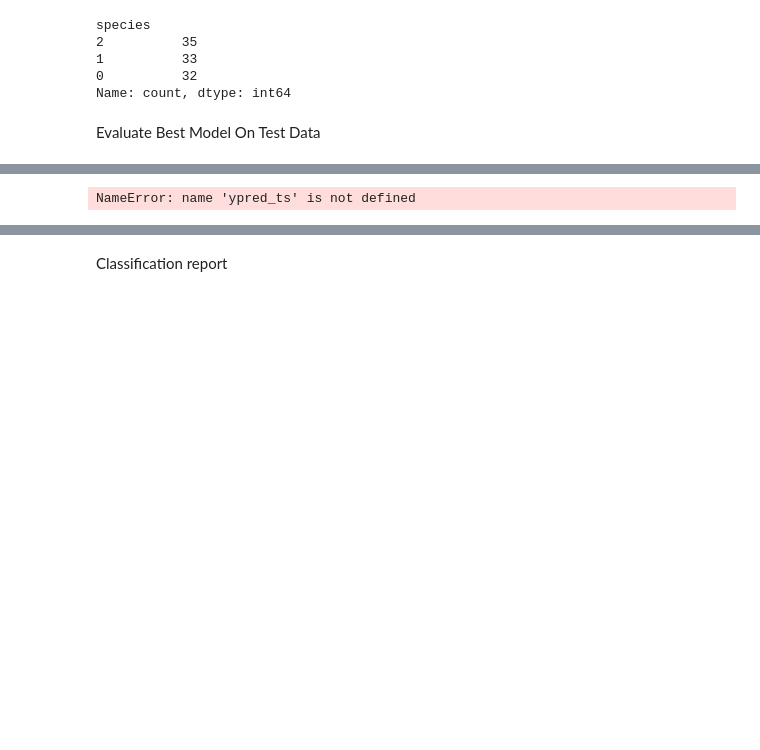
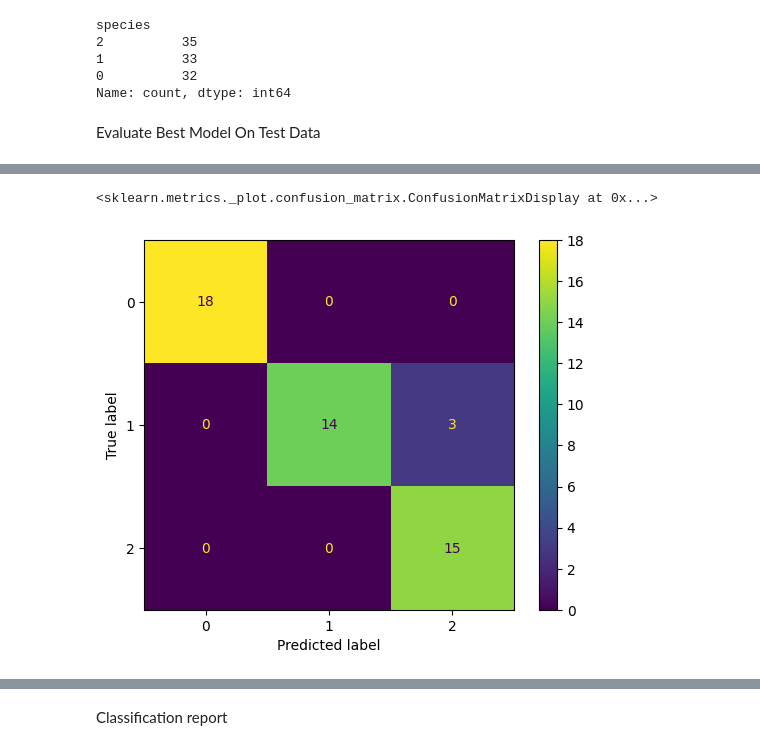
Before and after one commit to mohitess1/code-repository, a Jupyter notebook: Decision Tree Classification/Decisiontress.ipynb, the cells around one changed output, grey strips where cells are left out. Saved outputs shown, nothing was run; the diff lists cells and outputs as text; code cells hidden in the pictures; blank space fills up the shorter version.

```diff
--- a/Decision Tree Classification/Decisiontress.ipynb
+++ b/Decision Tree Classification/Decisiontress.ipynb
@@ -219,11 +221,12 @@ NameError: name 'best_dtc' is not defined
 # %%
 #confusion matrics
 from sklearn.metrics import confusion_matrix,ConfusionMatrixDisplay
-cf = ConfusionMatrixDisplay(ytest,ypred_ts)
+cf = confusion_matrix(ytest,ypred_ts)
 cdf=ConfusionMatrixDisplay(cf,display_labels=best_dtc.classes_)
 cdf.plot()
 # %% [output]
-NameError: name 'ypred_ts' is not defined
+<sklearn.metrics._plot.confusion_matrix.ConfusionMatrixDisplay at 0x...>
+[figure, added]
 # %%
 ypred_ts
 # %% [output]
```
Also changed, not shown: parts of 15 cells of this notebook.
